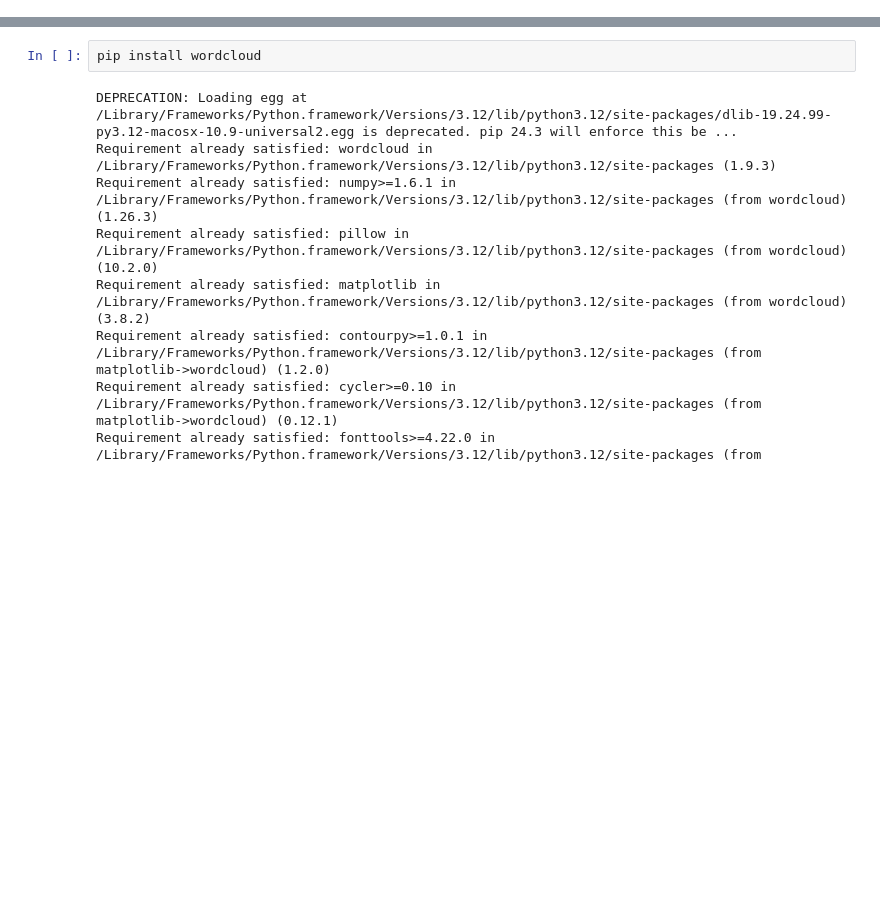
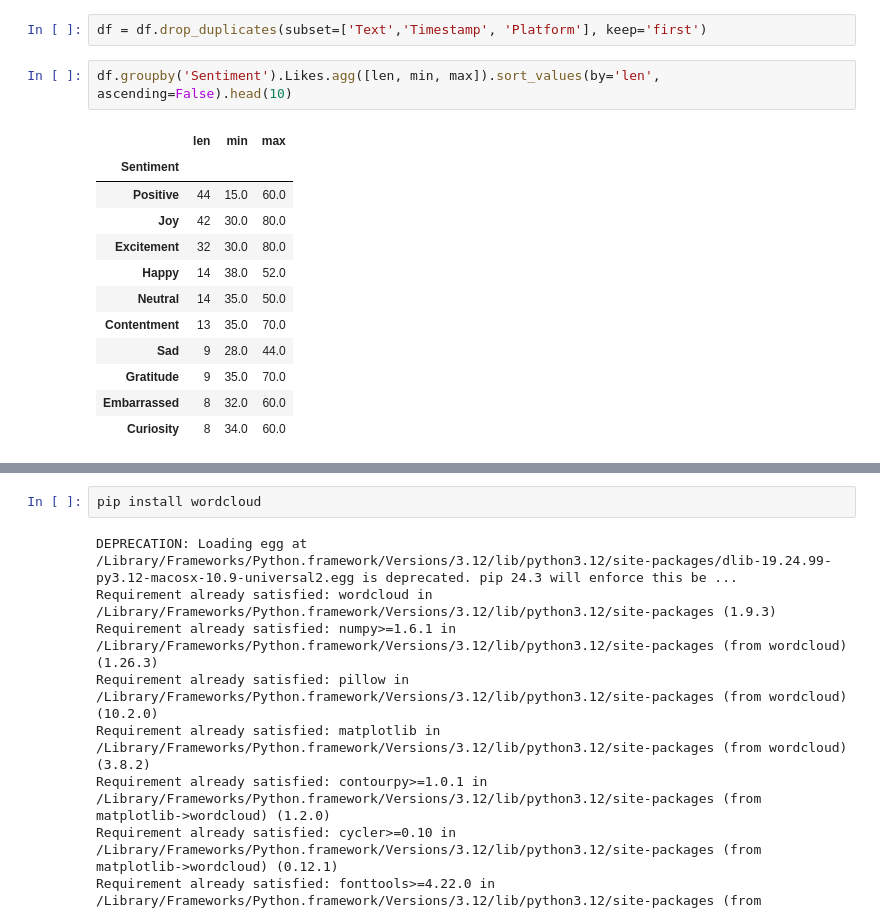
Before and after one commit to remyben-creator/ML_final_project, a Jupyter notebook: ml.ipynb, the cells around one changed output, grey strips where cells are left out. Drawn from its saved outputs; the diff is of its cells as text; blank space fills up the shorter version.

```diff
--- a/ml.ipynb
+++ b/ml.ipynb
@@ -16,3 +16,20 @@ df.head()
 | 2 | 2 | 2 | Just finished an amazing workout!... | Positive | 2023-01-15 15:45:00 | FitnessFan | Instagram | #Fitness #Workout | 20.0 | ... |
 | 3 | 3 | 3 | Excited about the upcoming weeken... | Positive | 2023-01-15 18:20:00 | AdventureX | Facebook | #Travel #Adventure | 8.0 | ... |
 | 4 | 4 | 4 | Trying out a new recipe for dinne... | Neutral | 2023-01-15 19:55:00 | ChefCook | Instagram | #Cooking #Food | 12.0 | ... |
+# %%
+df = df.drop_duplicates(subset=['Text','Timestamp', 'Platform'], keep='first')
+# %%
+df.groupby('Sentiment').Likes.agg([len, min, max]).sort_values(by='len', ascending=False).head(10)
+# %% [output]
+|  | len | min | max |
+| Sentiment |  |  |  |
+| Positive | 44 | 15.0 | 60.0 |
+| Joy | 42 | 30.0 | 80.0 |
+| Excitement | 32 | 30.0 | 80.0 |
+| Happy | 14 | 38.0 | 52.0 |
+| Neutral | 14 | 35.0 | 50.0 |
+| Contentment | 13 | 35.0 | 70.0 |
+| Sad | 9 | 28.0 | 44.0 |
+| Gratitude | 9 | 35.0 | 70.0 |
+| Embarrassed | 8 | 32.0 | 60.0 |
+| Curiosity | 8 | 34.0 | 60.0 |
```
Also changed, not shown: parts of 8 cells of this notebook.
